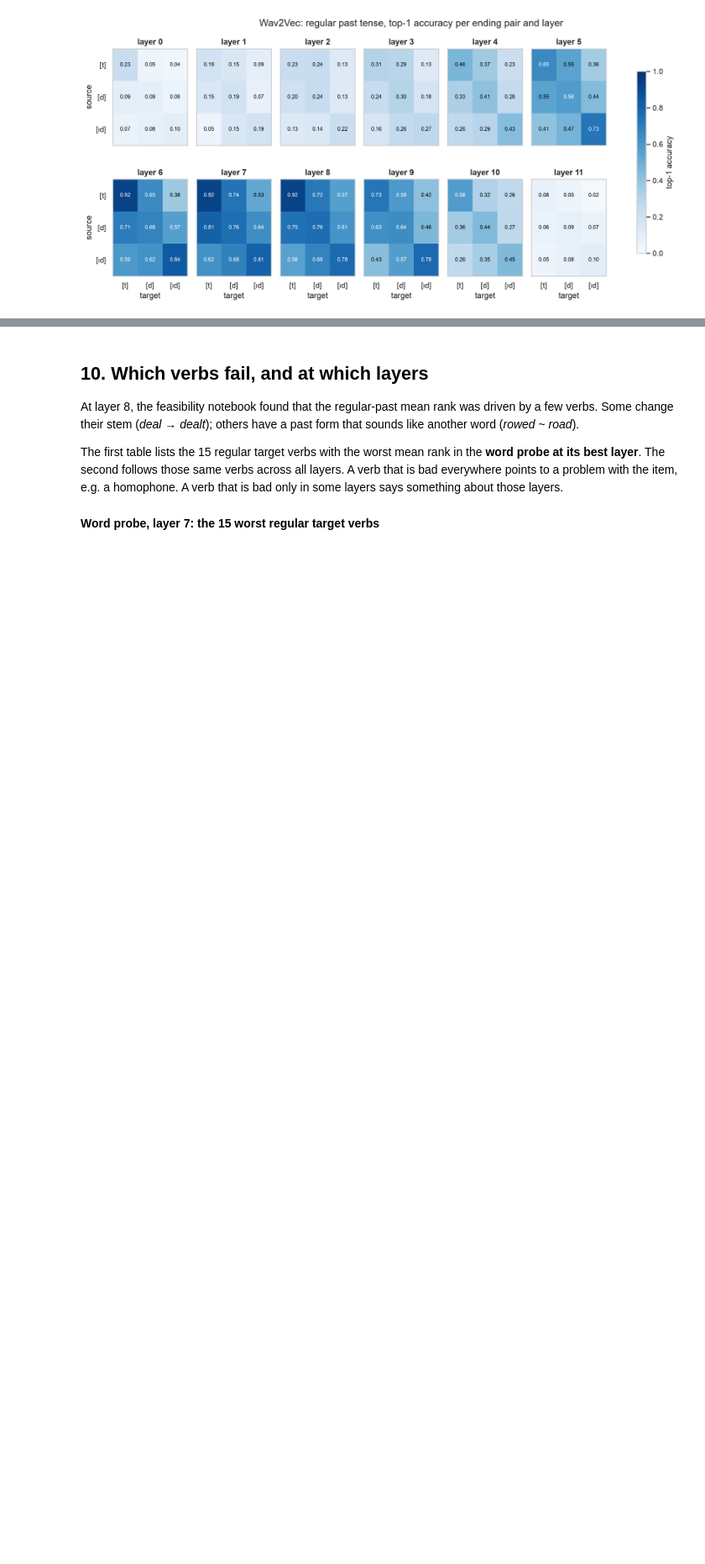
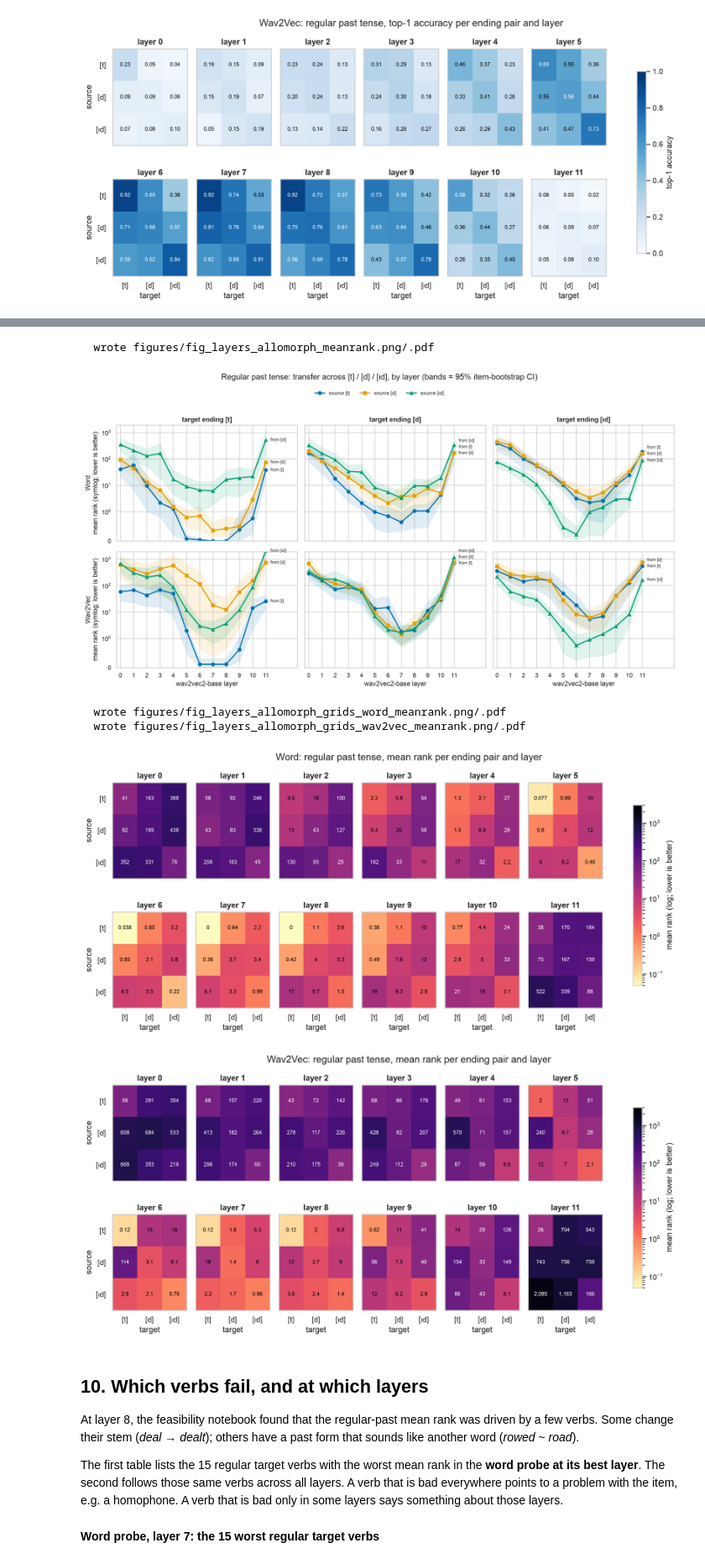
Before and after one commit to tanya-jp/Morph-2-Vec, a Jupyter notebook: notebooks/layers/past_tense_layers.ipynb, the cells around one changed output, grey strips where cells are left out. Shown at 84% size. Cells and saved outputs as stored; diff of their text form; code cells hidden in the pictures; blank space fills up the shorter version.

Commit message:
Add rank analysis

```diff
--- a/notebooks/layers/past_tense_layers.ipynb
+++ b/notebooks/layers/past_tense_layers.ipynb
@@ -283,3 +292,16 @@ for model in C.MODELS:
+# %%
+L.fig_allomorph_top1(grid, LAYERS, metric="mean_rank")
+display(Image(filename=str(L.FIGURES / "fig_layers_allomorph_meanrank.png")))
+L.fig_allomorph_grids(grid, LAYERS, metric="mean_rank")
+for model in C.MODELS:
+    display(Image(filename=str(L.FIGURES / f"fig_layers_allomorph_grids_{model.lower()}_meanrank.png")))
+# %% [output]
+  wrote figures/fig_layers_allomorph_meanrank.png/.pdf
+[figure, added]
+  wrote figures/fig_layers_allomorph_grids_word_meanrank.png/.pdf
+  wrote figures/fig_layers_allomorph_grids_wav2vec_meanrank.png/.pdf
+[figure, added]
+[figure, added]
 # %% [markdown]
 ## 10. Which verbs fail, and at which layers
 
```
Also changed, not shown: parts of 2 cells of this notebook, 15 other files.
